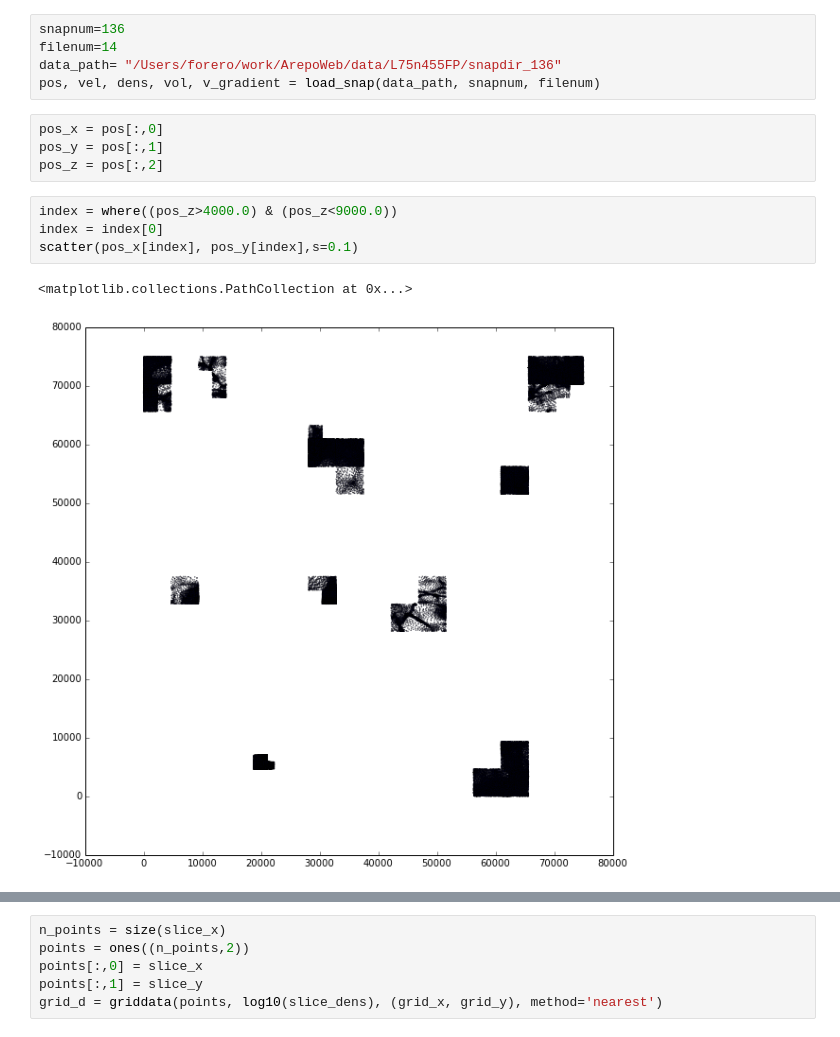
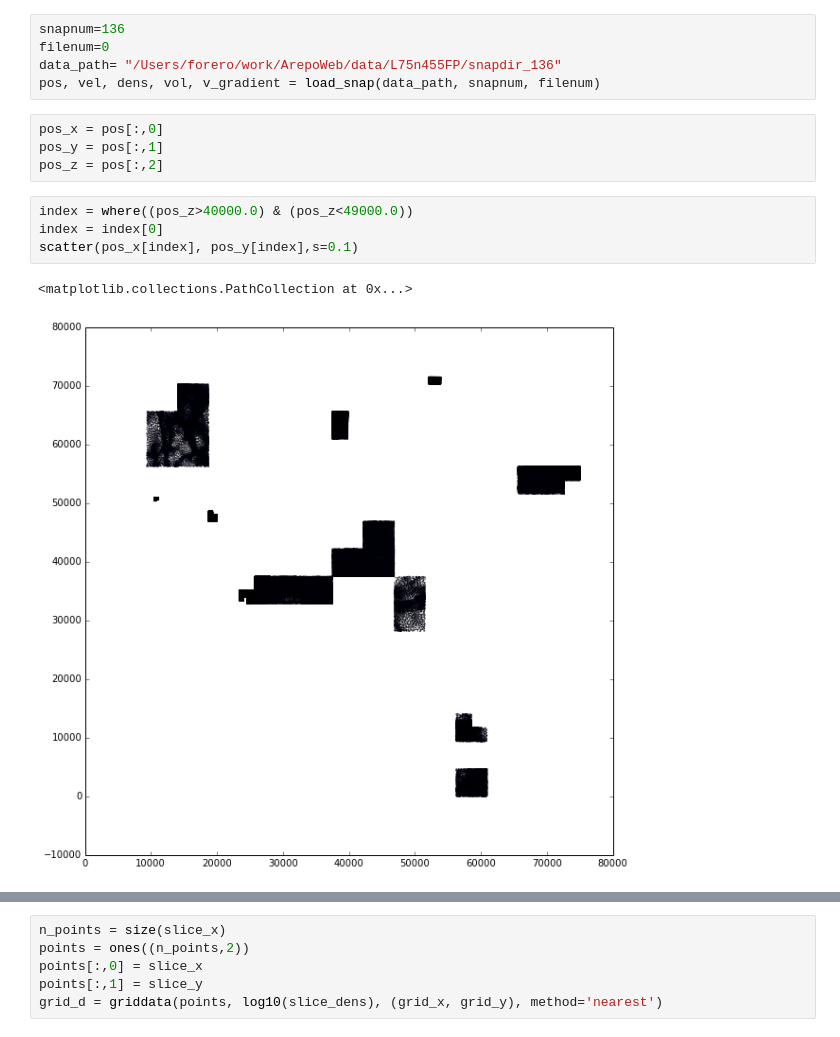
Before and after one commit to forero/ArepoWeb, a Jupyter notebook: src/PlayArepoSnapshot.ipynb, the cells around one changed output, grey strips where cells are left out. Saved outputs shown, nothing was run; the diff lists cells and outputs as text.

```diff
--- a/src/PlayArepoSnapshot.ipynb
+++ b/src/PlayArepoSnapshot.ipynb
@@ -52,7 +50,7 @@ def make_dens_plot(density, snapnum=1, filenum=1):
     close(fig)
 # %%
 snapnum=136
-filenum=14
+filenum=0
 data_path= "/Users/forero/work/ArepoWeb/data/L75n455FP/snapdir_136"
 pos, vel, dens, vol, v_gradient = load_snap(data_path, snapnum, filenum)
 # %%
@@ -60,12 +58,12 @@ pos_x = pos[:,0]
 pos_y = pos[:,1]
 pos_z = pos[:,2]
 # %%
-index = where((pos_z>4000.0) & (pos_z<9000.0))
+index = where((pos_z>40000.0) & (pos_z<49000.0))
 index = index[0]
 scatter(pos_x[index], pos_y[index],s=0.1)
 # %% [output]
 <matplotlib.collections.PathCollection at 0x...>
-[figure, old version]
+[figure, new version]
 # %%
 
 n = hist((abs(v_gradient[index,8])),10)
```
Also changed, not shown: parts of 9 cells of this notebook.
